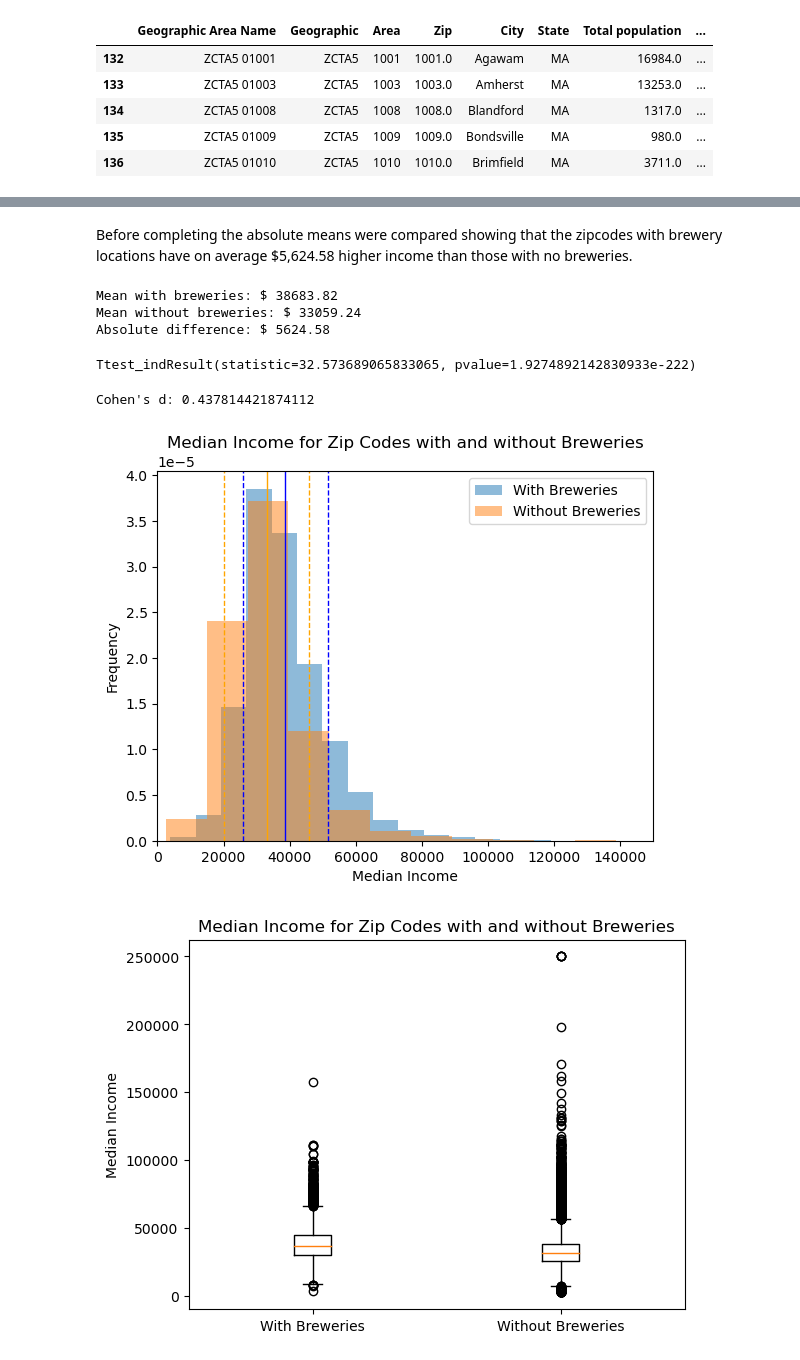
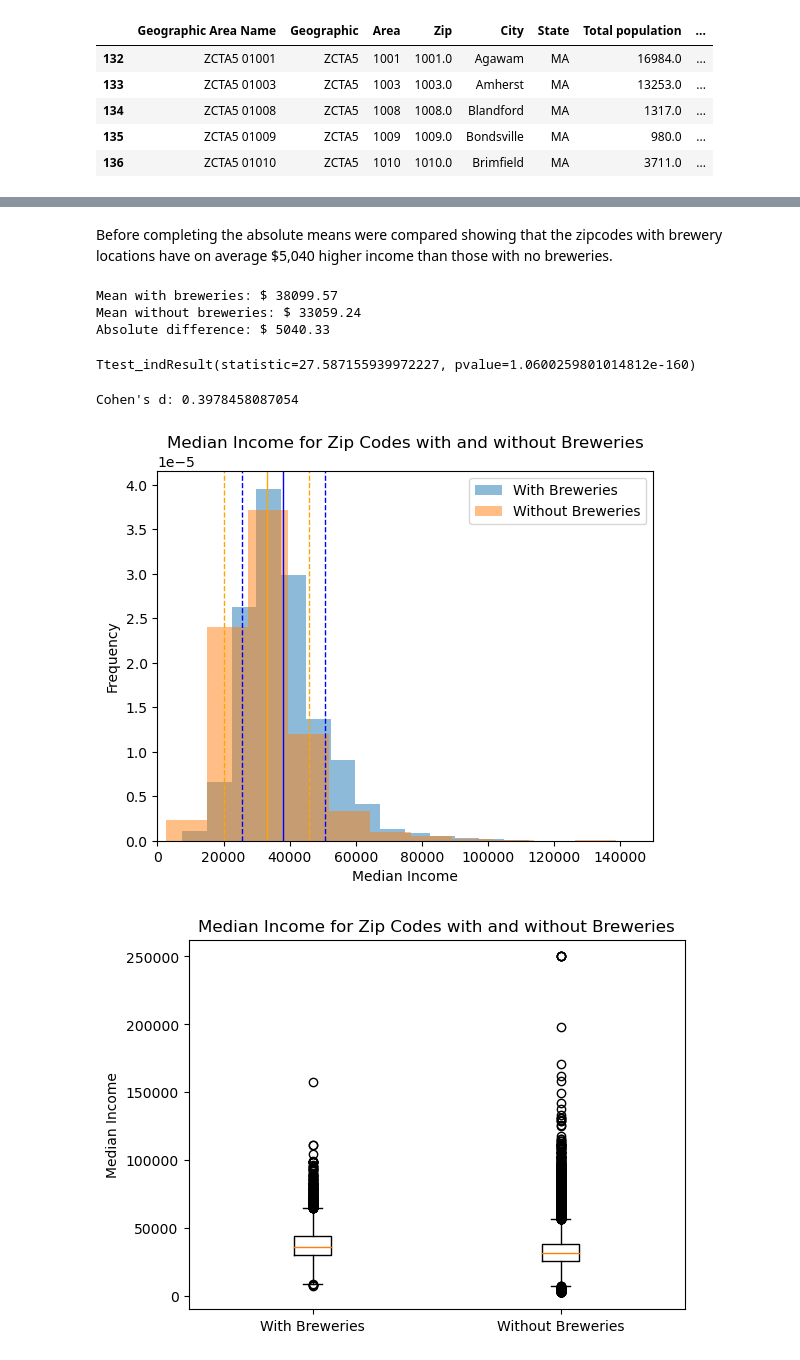
Before and after one commit to rpatel9877/project1, a Jupyter notebook: starter_folders/vicky_lasota/vicky_lasota.ipynb, the cells around one changed output, grey strips where cells are left out. Cells and saved outputs as stored; diff of their text form; code cells hidden in the pictures.

```diff
--- a/starter_folders/vicky_lasota/vicky_lasota.ipynb
+++ b/starter_folders/vicky_lasota/vicky_lasota.ipynb
@@ -293,8 +271,11 @@ INDEPENDENT T-TEST - comparison of all zip-codes to zip codes with with brewery
 # %% [markdown]
-Before completing the absolute means were compared showing that the zipcodes with brewery locations have on average $5,624.58 higher income than those with no breweries.
+Before completing the absolute means were compared showing that the zipcodes with brewery locations have on average $5,040 higher income than those with no breweries.
+# %%
+#drop rows from the zip_breweries with brewery that is NOT micro or pub and rename the dataframe
+zip_breweries_micro = zip_breweries[zip_breweries['brewery_type'].isin(['micro', 'brewpub'])]
 # %%
 #find the mean of the median income for zip_breweries and no_brew_zip round to 2 decimal places
-mean_with_breweries = round(zip_breweries['Median Income 12 mths '].mean(),2)
+mean_with_breweries = round(zip_breweries_micro['Median Income 12 mths '].mean(),2)
 mean_without_breweries = round(no_brew_zip['Median Income'].mean(),2)
 
 #compute absolute difference between the two means with 2 decimal places
@@ -305,47 +286,47 @@ print("Mean with breweries: $", mean_with_breweries)
 print("Mean without breweries: $", mean_without_breweries)
 print("Absolute difference: $", absolute_difference)
 # %% [output]
-Mean with breweries: $ 38683.82
+Mean with breweries: $ 38099.57
 Mean without breweries: $ 33059.24
-Absolute difference: $ 5624.58
+Absolute difference: $ 5040.33
 # %%
-zip_breweries['Median Income 12 mths '] = zip_breweries['Median Income 12 mths '].astype(float)
+zip_breweries['Median Income 12 mths '] = zip_breweries_micro['Median Income 12 mths '].astype(float)
 no_brew_zip['Median Income'] = no_brew_zip['Median Income'].astype(float)
 #run an independednt t-test for the median income of zip codes with breweries and zip codes without breweries
-stats.ttest_ind(zip_breweries['Median Income 12 mths '], no_brew_zip['Median Income'], equal_var=False)
+stats.ttest_ind(zip_breweries_micro['Median Income 12 mths '], no_brew_zip['Median Income'], equal_var=False)
 #run an independednt t-test for the median age of zip codes with breweries and zip codes without breweries
 #stats.ttest_ind(zip_breweries['Median Age'], no_brew_zip['Median Age'], equal_var=False)
 # %% [output]
-Ttest_indResult(statistic=32.573689065833065, pvalue=1.9274892142830933e-222)
+Ttest_indResult(statistic=27.587155939972227, pvalue=1.0600259801014812e-160)
 # %%
 mean_difference = zip_breweries['Median Income 12 mths '].mean() - no_brew_zip['Median Income'].mean()
-pooled_std = np.sqrt((zip_breweries['Median Income 12 mths '].std()**2 + no_brew_zip['Median Income'].std()**2) / 2)
+pooled_std = np.sqrt((zip_breweries_micro['Median Income 12 mths '].std()**2 + no_brew_zip['Median Income'].std()**2) / 2)
 
 cohen_d = mean_difference / pooled_std
 
 print("Cohen's d:", cohen_d)
 # %% [output]
-Cohen's d: 0.437814421874112
+Cohen's d: 0.3978458087054
 # %%
  # plot a histogram showing the data comparing the two populations using small markers
-plt.hist(zip_breweries['Median Income 12 mths '], alpha=0.5, label='With Breweries', bins=20, density=True)
+plt.hist(zip_breweries_micro['Median Income 12 mths '], alpha=0.5, label='With Breweries', bins=20, density=True)
 plt.hist(no_brew_zip['Median Income'], alpha=0.5, label='Without Breweries', bins=20, density=True)
-plt.axvline(zip_breweries['Median Income 12 mths '].mean(), color='blue', linestyle='solid', linewidth=1)
+plt.axvline(zip_breweries_micro['Median Income 12 mths '].mean(), color='blue', linestyle='solid', linewidth=1)
 plt.axvline(no_brew_zip['Median Income'].mean(), color='orange', linestyle='solid', linewidth=1)
-plt.axvline(zip_breweries['Median Income 12 mths '].mean() + zip_breweries['Median Income 12 mths '].std(), color='blue', linestyle='dashed', linewidth=1)
+plt.axvline(zip_breweries_micro['Median Income 12 mths '].mean() + zip_breweries_micro['Median Income 12 mths '].std(), color='blue', linestyle='dashed', linewidth=1)
 plt.axvline(no_brew_zip['Median Income'].mean() + no_brew_zip['Median Income'].std(), color='orange', linestyle='dashed', linewidth=1)
-plt.axvline(zip_breweries['Median Income 12 mths '].mean() - zip_breweries['Median Income 12 mths '].std(), color='blue', linestyle='dashed', linewidth=1)
+plt.axvline(zip_breweries_micro['Median Income 12 mths '].mean() - zip_breweries_micro['Median Income 12 mths '].std(), color='blue', linestyle='dashed', linewidth=1)
 plt.axvline(no_brew_zip['Median Income'].mean() - no_brew_zip['Median Income'].std(), color='orange', linestyle='dashed', linewidth=1)
 plt.title('Median Income for Zip Codes with and without Breweries')
 plt.xlabel('Median Income')
 plt.ylabel('Frequency')
 
 #limit x axis to 0 to 150000
 plt.xlim(0, 150000)
 
 plt.legend()
 plt.show()
 # %% [output]
-[figure, old version]
+[figure, new version]
 # %%
 #plot boxplot to show the data comparing the two populations
```
Also changed, not shown: parts of 10 cells of this notebook.
